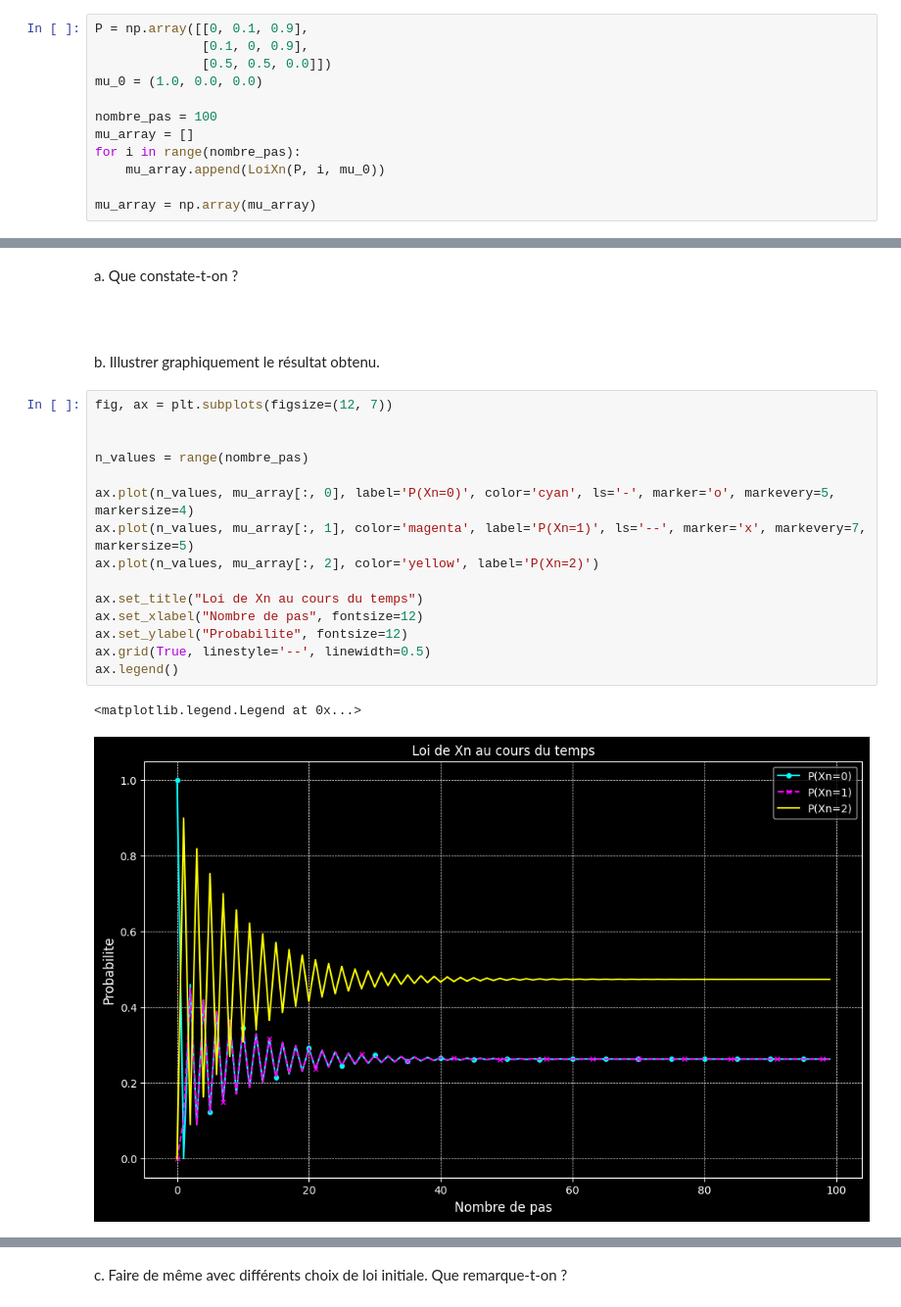
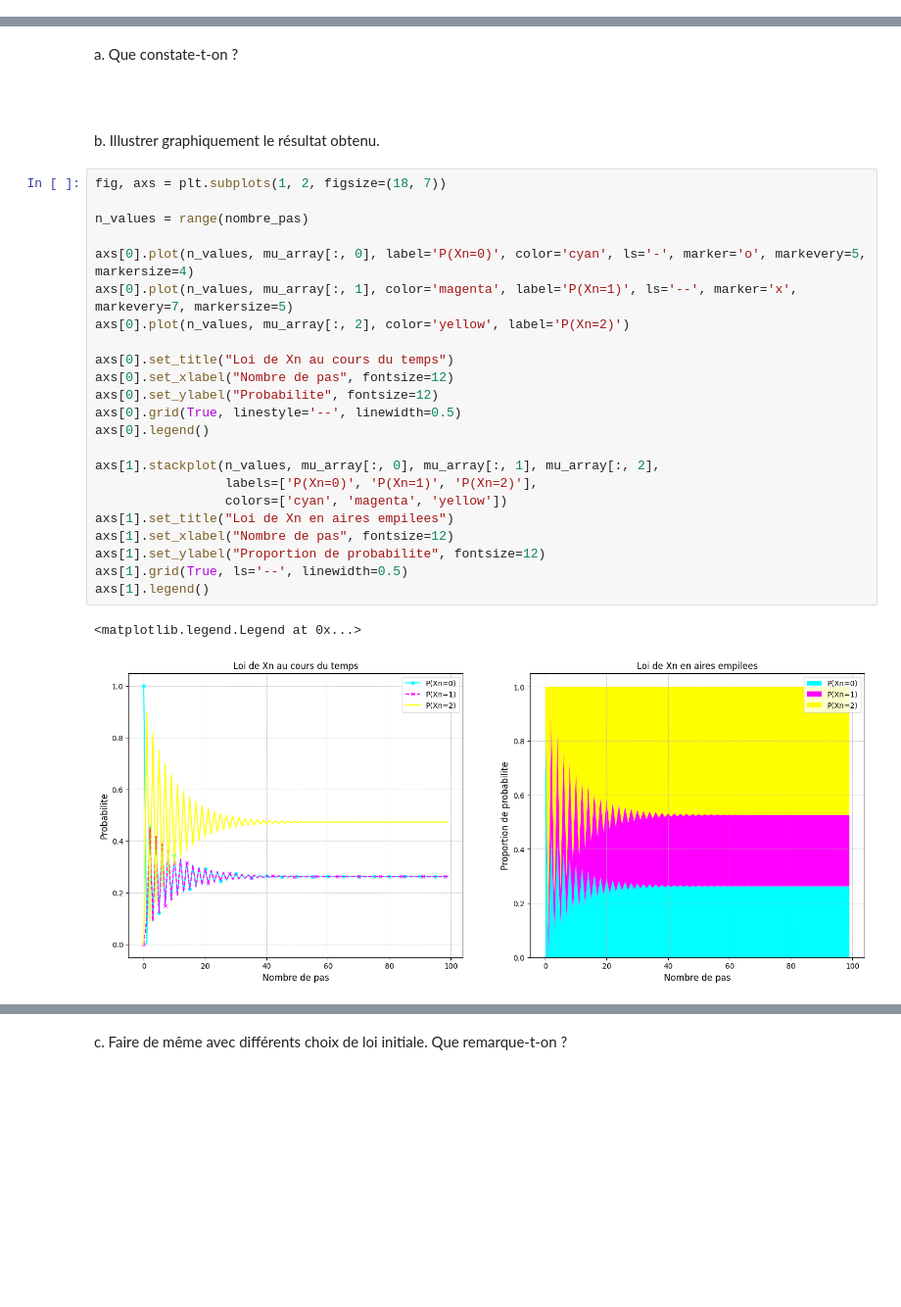
Before and after one commit to Tysonn2605/data-insat-tyson, a Jupyter notebook: notebooks/TP-Markov-sujet-25-26.ipynb, the cells around one changed output, grey strips where cells are left out. Shown at 98% size. Cells and saved outputs as stored; diff of their text form; blank space fills up the shorter version.

```diff
--- a/notebooks/TP-Markov-sujet-25-26.ipynb
+++ b/notebooks/TP-Markov-sujet-25-26.ipynb
@@ -313,15 +317,3 @@ On considère à nouveau la chaîne de Markov $(X_k)_{k\in \mathbb{N}}$ sur $E_2
 $$P= \begin{pmatrix} 0 & 0.1 & 0.9 \\ 0.1 & 0 & 0.9 \\ 0.5 & 0.5 & 0 \end{pmatrix}.$$
 
 2. Donner la loi $\mu_{n}$ de $X_n$ lorsque $\mathbb{P}(X_0=0)=1$ pour différentes valeurs de $n$.
-# %%
-P = np.array([[0, 0.1, 0.9],
-              [0.1, 0, 0.9],
-              [0.5, 0.5, 0.0]])
-mu_0 = (1.0, 0.0, 0.0)
-
-nombre_pas = 100
-mu_array = []
-for i in range(nombre_pas):
-    mu_array.append(LoiXn(P, i, mu_0))
-
-mu_array = np.array(mu_array)
@@ -333,20 +362,28 @@ a. Que constate-t-on ?
 <br>
 b. Illustrer graphiquement le résultat obtenu.
 # %%
-fig, ax = plt.subplots(figsize=(12, 7))
-
+fig, axs = plt.subplots(1, 2, figsize=(18, 7))
 
 n_values = range(nombre_pas)
 
-ax.plot(n_values, mu_array[:, 0], label='P(Xn=0)', color='cyan', ls='-', marker='o', markevery=5, markersize=4)
-ax.plot(n_values, mu_array[:, 1], color='magenta', label='P(Xn=1)', ls='--', marker='x', markevery=7, markersize=5)
-ax.plot(n_values, mu_array[:, 2], color='yellow', label='P(Xn=2)')
+axs[0].plot(n_values, mu_array[:, 0], label='P(Xn=0)', color='cyan', ls='-', marker='o', markevery=5, markersize=4)
+axs[0].plot(n_values, mu_array[:, 1], color='magenta', label='P(Xn=1)', ls='--', marker='x', markevery=7, markersize=5)
+axs[0].plot(n_values, mu_array[:, 2], color='yellow', label='P(Xn=2)')
 
-ax.set_title("Loi de Xn au cours du temps")
-ax.set_xlabel("Nombre de pas", fontsize=12)
-ax.set_ylabel("Probabilite", fontsize=12)
-ax.grid(True, linestyle='--', linewidth=0.5)
-ax.legend()
+axs[0].set_title("Loi de Xn au cours du temps")
+axs[0].set_xlabel("Nombre de pas", fontsize=12)
+axs[0].set_ylabel("Probabilite", fontsize=12)
+axs[0].grid(True, linestyle='--', linewidth=0.5)
+axs[0].legend()
+
+axs[1].stackplot(n_values, mu_array[:, 0], mu_array[:, 1], mu_array[:, 2],
+                 labels=['P(Xn=0)', 'P(Xn=1)', 'P(Xn=2)'],
+                 colors=['cyan', 'magenta', 'yellow'])
+axs[1].set_title("Loi de Xn en aires empilees")
+axs[1].set_xlabel("Nombre de pas", fontsize=12)
+axs[1].set_ylabel("Proportion de probabilite", fontsize=12)
+axs[1].grid(True, ls='--', linewidth=0.5)
+axs[1].legend()
 # %% [output]
 <matplotlib.legend.Legend at 0x...>
-[figure, old version]
+[figure, new version]
```
Also changed, not shown: parts of 21 cells of this notebook.
